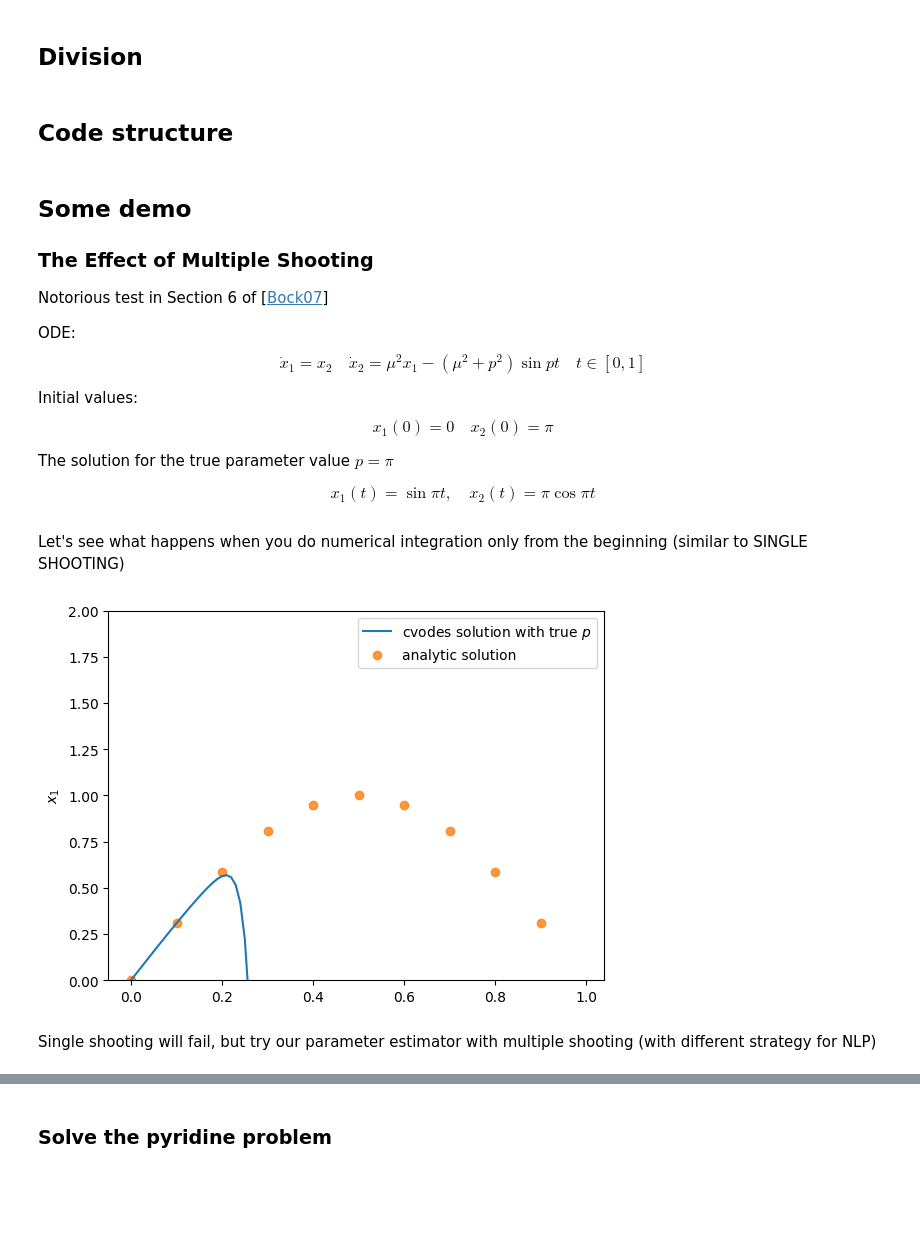
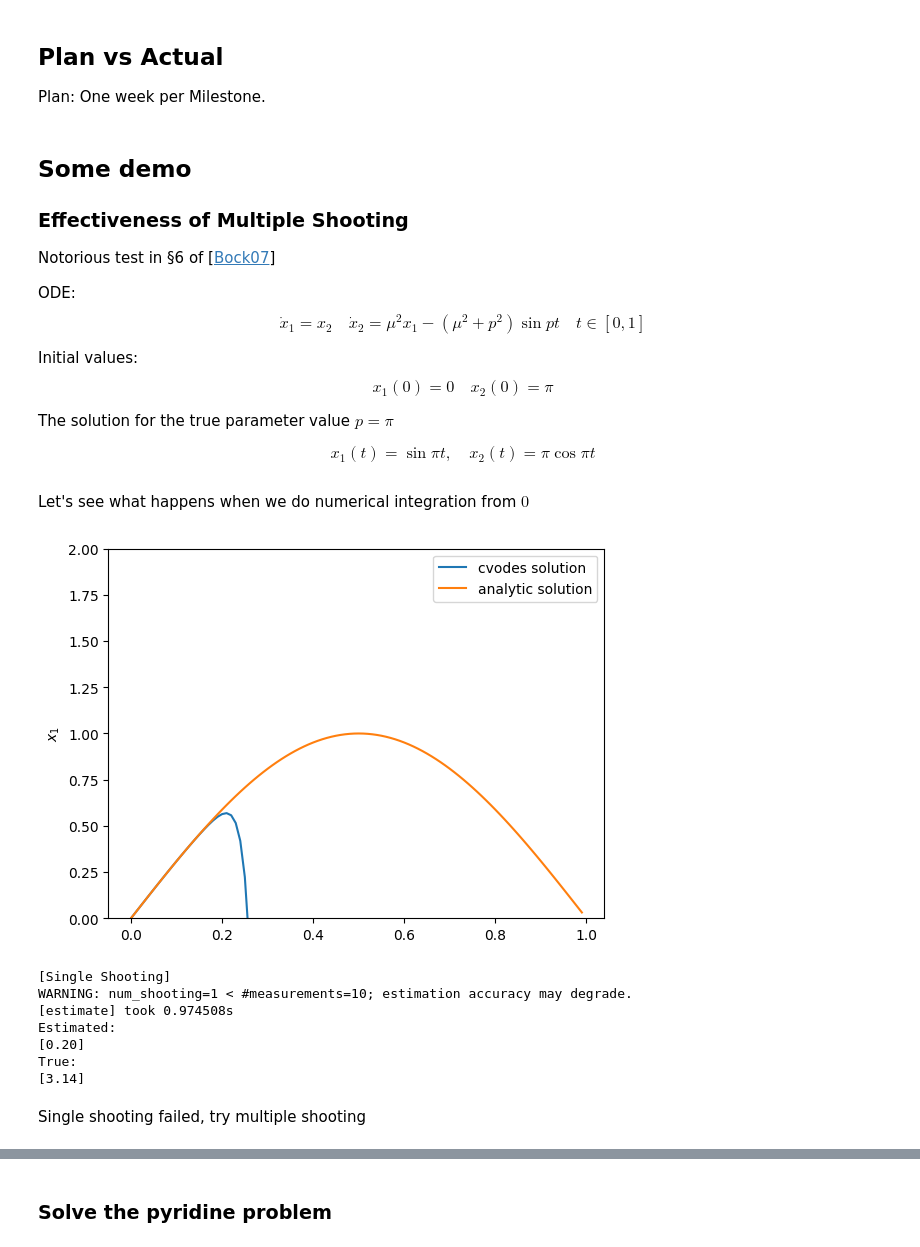
Before and after one commit to Li-Jesse-Jiaze/node-pyridine-ss25, a Jupyter notebook: demo.ipynb, the cells around one changed output, grey strips where cells are left out. Drawn from its saved outputs; the diff is of its cells as text; code cells hidden in the pictures; blank space fills up the shorter version.

```diff
--- a/demo.ipynb
+++ b/demo.ipynb
@@ -7,14 +7,14 @@ np.set_printoptions(suppress=True, precision=2, floatmode='fixed')
 %matplotlib inline
 # %% [markdown]
-## Division
+## Plan vs Actual
+
+Plan: One week per Milestone.
-# %% [markdown]
-## Code structure
 # %% [markdown]
 ## Some demo
 
-###  The Effect of Multiple Shooting
+###  Effectiveness of Multiple Shooting
 
-Notorious test in Section 6 of [[Bock07](https://onlinelibrary.wiley.com/doi/pdf/10.1002/gamm.200790024?casa_token=1vkAqyG6JuwAAAAA%3AGwUN3aX6DOsp_FOatMYMQSZCDm27CWARJg90nhxYuZE_UCYlOsUxKim3UcWdrZjMtffexjzbiOGRJA)]
+Notorious test in §6 of [[Bock07](https://onlinelibrary.wiley.com/doi/pdf/10.1002/gamm.200790024?casa_token=1vkAqyG6JuwAAAAA%3AGwUN3aX6DOsp_FOatMYMQSZCDm27CWARJg90nhxYuZE_UCYlOsUxKim3UcWdrZjMtffexjzbiOGRJA)]
 
 ODE:
 $$
@@ -41,30 +41,29 @@ cfg = dmse.ModelConfig(
         state_labels=["x1", "x2", "t"],
 )
 # %% [markdown]
-Let's see what happens when you do numerical integration only from the beginning (similar to SINGLE SHOOTING)
+Let's see what happens when we do numerical integration from $0$
 # %%
 dt = 0.01
 t_grid = np.arange(0.0, 1.0, dt)
 
 integrator, ode, states, params = cfg.build_integrator(dt)
 X_true, X_meas = dmse.generate_data(integrator, t_grid, cfg.x0, cfg.true_p, noise_std=0.0)
-plt.plot(t_grid, X_true[:, 0], label='cvodes solution with true $p$')
+plt.plot(t_grid, X_true[:, 0], label='cvodes solution')
 
-dt = 0.1
+dt = 0.01
 t_grid = np.arange(0.0, 1.0, dt)
 
 X_true = np.array([
     np.sin(np.pi * t_grid),
     np.pi * np.cos(np.pi * t_grid),
     t_grid]
     ).T
 rng = np.random.default_rng(42)
-X_meas = X_true + 0.01 * rng.standard_normal(X_true.shape)
-plt.scatter(t_grid, X_true[:, 0], label='analytic solution', alpha=0.8, c='tab:orange')
+plt.plot(t_grid, X_true[:, 0], label='analytic solution')
 
 plt.ylabel("$x_1$")
 plt.ylim(0, 2)
 plt.legend()
 plt.show()
 # %% [output]
-[figure, old version]
+[figure, new version]
@@ -71,3 +81,25 @@ plt.show()
+# %%
+print("[Single Shooting]")
+p_hat, s_hat = dmse.estimate(
+    ode,
+    states,
+    params,
+    t_grid,
+    X_true,
+    cfg.p_init,
+    num_shooting=1,
+    strategy="gn_fast",
+)
+print(f"Estimated:\n{p_hat}")
+print(f"True:\n{np.array(cfg.true_p)}")
+# %% [output]
+[Single Shooting]
+WARNING: num_shooting=1 < #measurements=10; estimation accuracy may degrade.
+[estimate] took 0.974508s
+Estimated:
+[0.20]
+True:
+[3.14]
 # %% [markdown]
-Single shooting will fail, but try our parameter estimator with multiple shooting (with different strategy for NLP)
+Single shooting failed, try multiple shooting
 # %%
```
Also changed, not shown: parts of 7 cells of this notebook, 4 other files.
